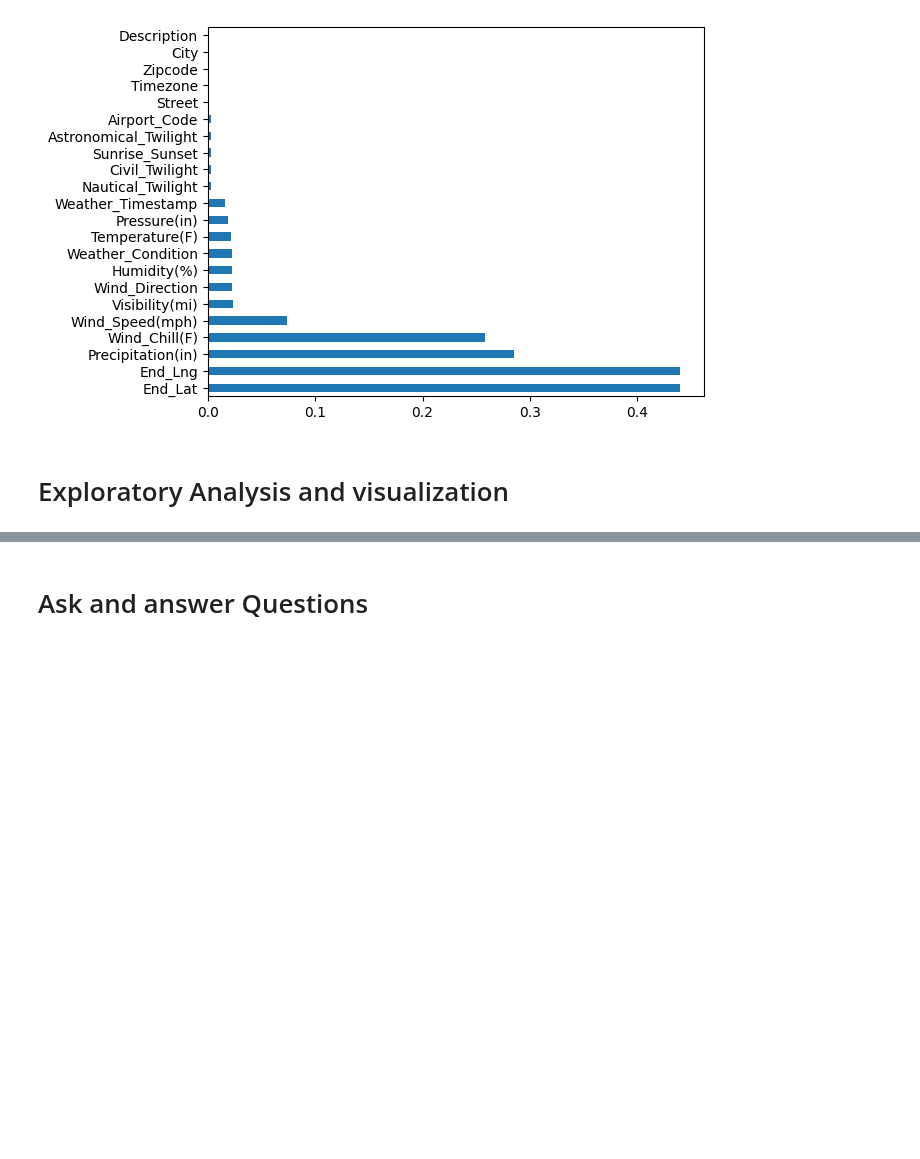
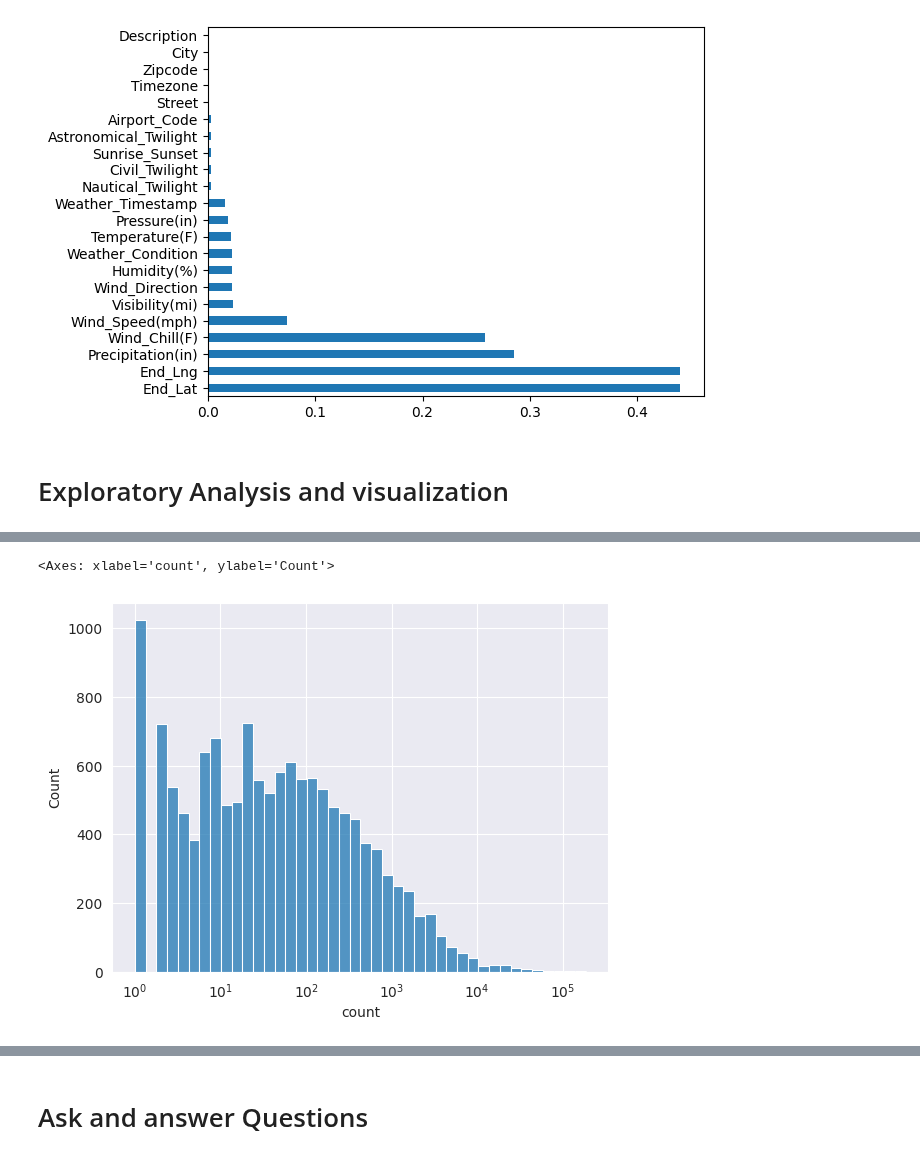
Before and after one commit to SanjilaGangaju/ExploratoryDataAnalysis_usingPython, a Jupyter notebook: us-accidents-eda.ipynb, the cells around one changed output, grey strips where cells are left out. Cells and saved outputs as stored; diff of their text form; code cells hidden in the pictures; blank space fills up the shorter version.

```diff
--- a/us-accidents-eda.ipynb
+++ b/us-accidents-eda.ipynb
@@ -145,0 +207,6 @@ data.drop(['End_Lng','End_Lat'],inplace=True,axis=1)
+# %%
+sns.set_style("darkgrid")
+sns.histplot(cities_by_accident,log_scale=True)
+# %% [output]
+<Axes: xlabel='count', ylabel='Count'>
+[figure, added]
```
Also changed, not shown: parts of 20 cells of this notebook.
